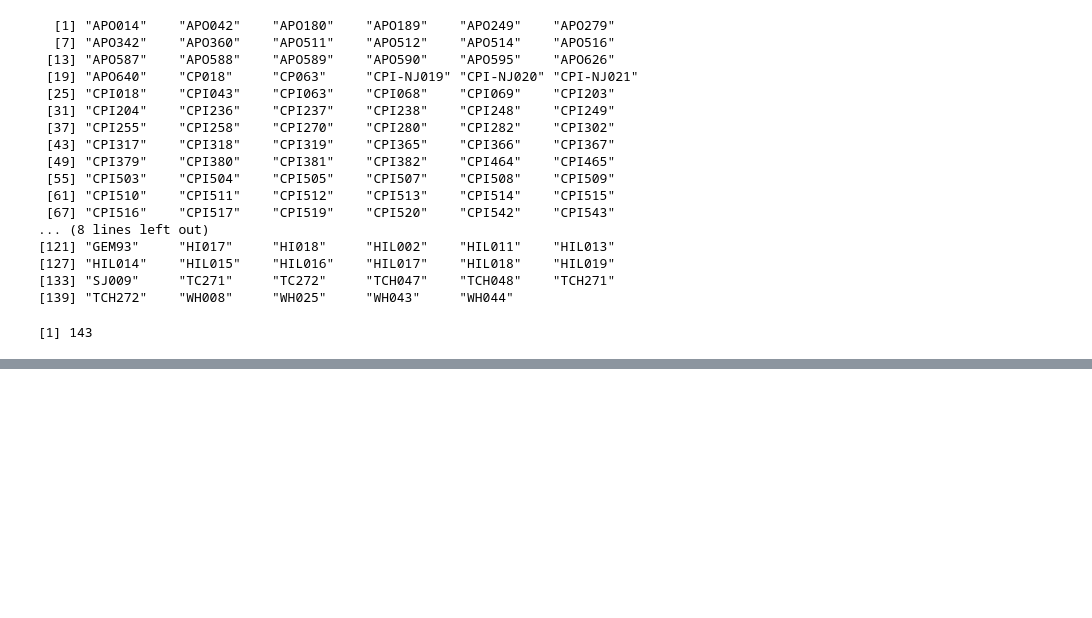
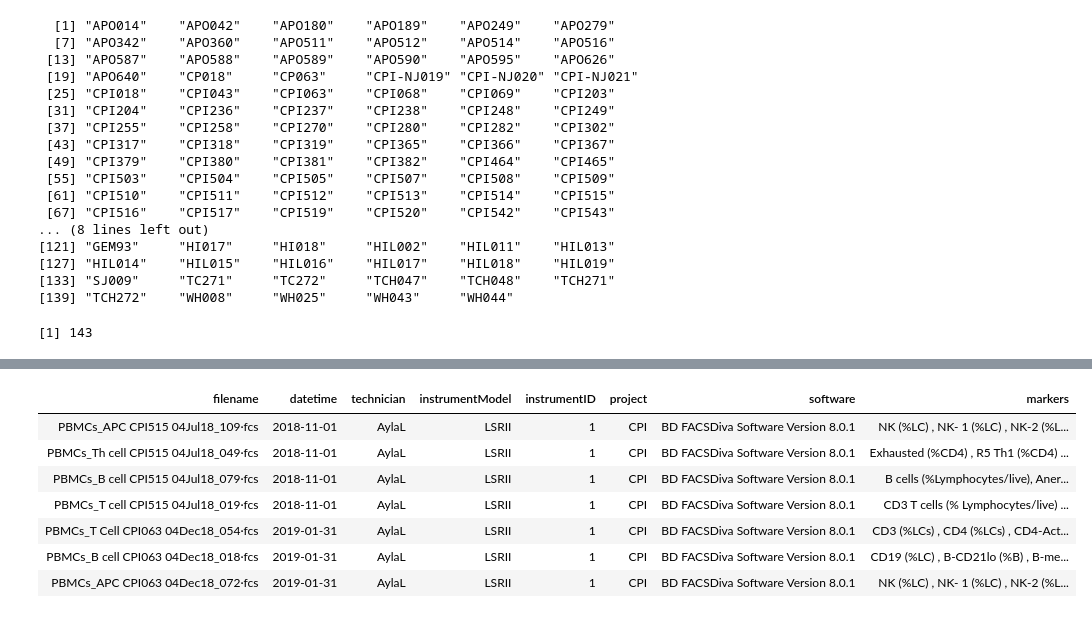
Before and after one commit to tuantla80/R-Shiny-Apps, a Jupyter notebook: R_Examples/Mongolite.ipynb, the cells around one changed output, grey strips where cells are left out. Cells and saved outputs as stored; diff of their text form; code cells hidden in the pictures; blank space fills up the shorter version.

```diff
--- a/R_Examples/Mongolite.ipynb
+++ b/R_Examples/Mongolite.ipynb
@@ -204,0 +190,13 @@ length(study_codes_data)
+# %%
+# db$find({"Samples.markers.name": 1})  # fields = '{"fieldA": true, "object1.nestedObject1": true}'
+# df <- db$find('{"individualCode": "CPI063"}')
+# df <- db$find('{}')
+# df <- search_individuals(db, vec = c("CPI063", "CPI515"))
+
+vec = c("CPI063", "CPI515")
+vec <- toJSON(vec)
+query = paste0('{"individualCode": {"$in": ', vec, '}}')
+# df <- db$find(query,  fields = '{"_id": false, "Samples" : true}')
+df <- db$find(query,  fields = '{}')
+class(df)
+df
@@ -204,0 +232,12 @@ length(study_codes_data)
+# %%
+df_concat <- do.call("rbind", list_Samples)
+df_concat
+# %% [output]
+| filename | datetime | technician | instrumentModel | instrumentID | project | software | markers |
+| PBMCs_APC CPI515 04Jul18_109·fcs | 2018-11-01 | AylaL | LSRII | 1 | CPI | BD FACSDiva Software Version 8.0.1 | NK (%LC) , NK- 1 (%LC) , NK-2 (%L... |
+| PBMCs_Th cell CPI515 04Jul18_049·fcs | 2018-11-01 | AylaL | LSRII | 1 | CPI | BD FACSDiva Software Version 8.0.1 | Exhausted (%CD4) , R5 Th1 (%CD4) ... |
+| PBMCs_B cell CPI515 04Jul18_079·fcs | 2018-11-01 | AylaL | LSRII | 1 | CPI | BD FACSDiva Software Version 8.0.1 | B cells (%Lymphocytes/live), Aner... |
+| PBMCs_T cell CPI515 04Jul18_019·fcs | 2018-11-01 | AylaL | LSRII | 1 | CPI | BD FACSDiva Software Version 8.0.1 | CD3 T cells (% Lymphocytes/live) ... |
+| PBMCs_T Cell CPI063 04Dec18_054·fcs | 2019-01-31 | AylaL | LSRII | 1 | CPI | BD FACSDiva Software Version 8.0.1 | CD3 (%LCs) , CD4 (%LCs) , CD4-Act... |
+| PBMCs_B cell CPI063 04Dec18_018·fcs | 2019-01-31 | AylaL | LSRII | 1 | CPI | BD FACSDiva Software Version 8.0.1 | CD19 (%LC) , B-CD21lo (%B) , B-me... |
+| PBMCs_APC CPI063 04Dec18_072·fcs | 2019-01-31 | AylaL | LSRII | 1 | CPI | BD FACSDiva Software Version 8.0.1 | NK (%LC) , NK- 1 (%LC) , NK-2 (%L... |
```
Also changed, not shown: parts of 25 cells of this notebook, 16 other files.
